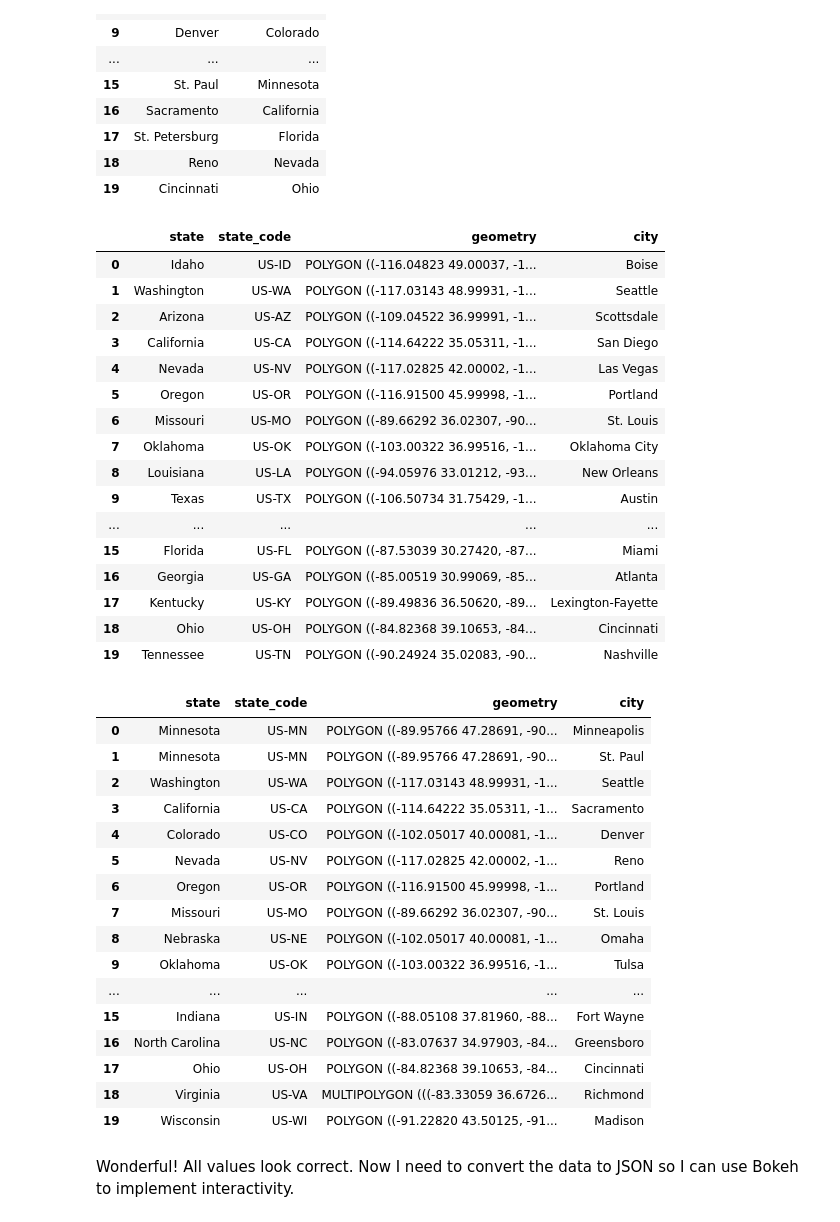
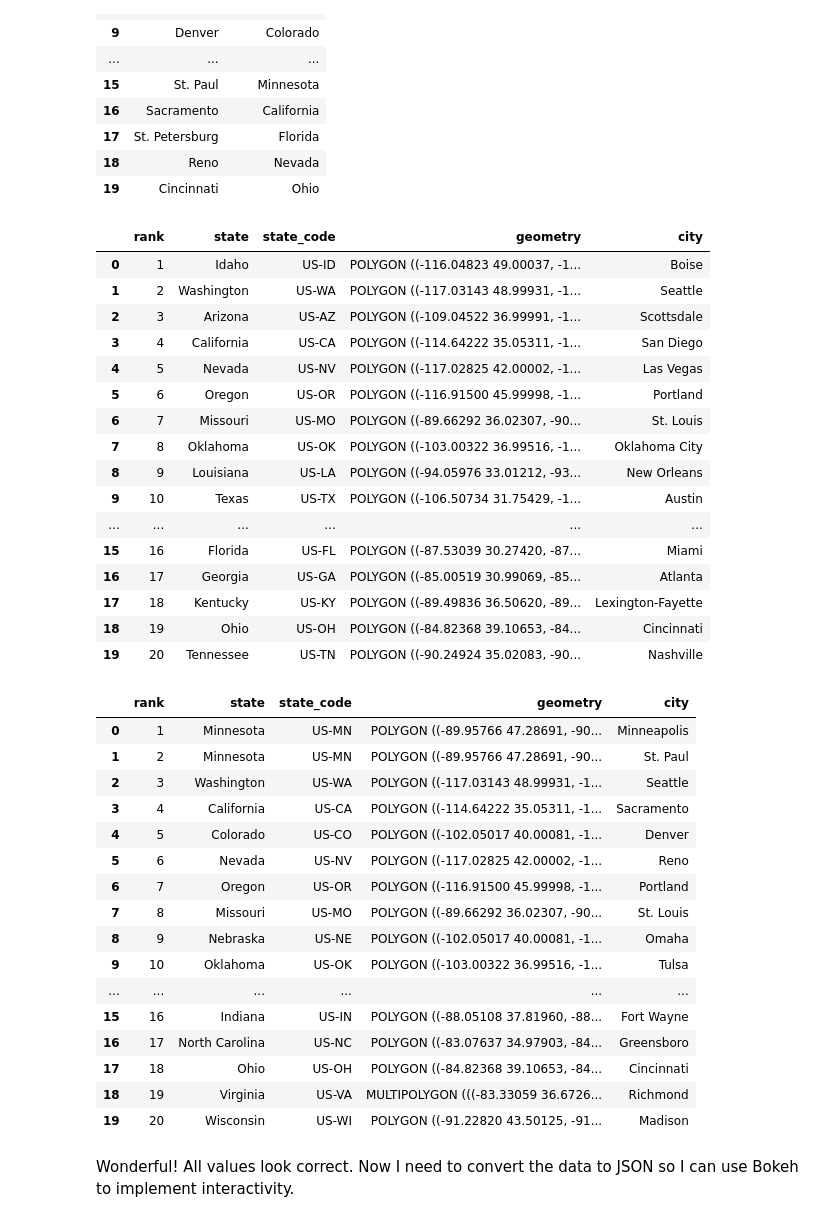
Before and after one commit to KwameTaylor/flask-project, a Jupyter notebook: viz.ipynb, the cells around one changed output. Drawn from its saved outputs; the diff is of its cells as text; code cells hidden in the pictures.

```diff
--- a/viz.ipynb
+++ b/viz.ipynb
@@ -76,47 +78,57 @@ cats
 # %%
 # Merge dataframes gdf and dogs
 merged_dogs = gdf.merge(dogs, left_on = 'state', right_on = 'state')
+
+merged_dogs.reset_index(inplace=True)
+merged_dogs = merged_dogs.rename(columns = {'index':'rank'})
+merged_dogs['rank'] = merged_dogs['rank'] + 1
+
 merged_dogs
 # %% [output]
-|  | state | state_code | geometry | city |
-| 0 | Idaho | US-ID | POLYGON ((-116.04823 49.00037, -1... | Boise |
-| 1 | Washington | US-WA | POLYGON ((-117.03143 48.99931, -1... | Seattle |
-| 2 | Arizona | US-AZ | POLYGON ((-109.04522 36.99991, -1... | Scottsdale |
-| 3 | California | US-CA | POLYGON ((-114.64222 35.05311, -1... | San Diego |
-| 4 | Nevada | US-NV | POLYGON ((-117.02825 42.00002, -1... | Las Vegas |
-| 5 | Oregon | US-OR | POLYGON ((-116.91500 45.99998, -1... | Portland |
-| 6 | Missouri | US-MO | POLYGON ((-89.66292 36.02307, -90... | St. Louis |
-| 7 | Oklahoma | US-OK | POLYGON ((-103.00322 36.99516, -1... | Oklahoma City |
-| 8 | Louisiana | US-LA | POLYGON ((-94.05976 33.01212, -93... | New Orleans |
-| 9 | Texas | US-TX | POLYGON ((-106.50734 31.75429, -1... | Austin |
-| ... | ... | ... | ... | ... |
-| 15 | Florida | US-FL | POLYGON ((-87.53039 30.27420, -87... | Miami |
-| 16 | Georgia | US-GA | POLYGON ((-85.00519 30.99069, -85... | Atlanta |
-| 17 | Kentucky | US-KY | POLYGON ((-89.49836 36.50620, -89... | Lexington-Fayette |
-| 18 | Ohio | US-OH | POLYGON ((-84.82368 39.10653, -84... | Cincinnati |
-| 19 | Tennessee | US-TN | POLYGON ((-90.24924 35.02083, -90... | Nashville |
+|  | rank | state | state_code | geometry | city |
+| 0 | 1 | Idaho | US-ID | POLYGON ((-116.04823 49.00037, -1... | Boise |
+| 1 | 2 | Washington | US-WA | POLYGON ((-117.03143 48.99931, -1... | Seattle |
+| 2 | 3 | Arizona | US-AZ | POLYGON ((-109.04522 36.99991, -1... | Scottsdale |
+| 3 | 4 | California | US-CA | POLYGON ((-114.64222 35.05311, -1... | San Diego |
+| 4 | 5 | Nevada | US-NV | POLYGON ((-117.02825 42.00002, -1... | Las Vegas |
+| 5 | 6 | Oregon | US-OR | POLYGON ((-116.91500 45.99998, -1... | Portland |
+| 6 | 7 | Missouri | US-MO | POLYGON ((-89.66292 36.02307, -90... | St. Louis |
+| 7 | 8 | Oklahoma | US-OK | POLYGON ((-103.00322 36.99516, -1... | Oklahoma City |
+| 8 | 9 | Louisiana | US-LA | POLYGON ((-94.05976 33.01212, -93... | New Orleans |
+| 9 | 10 | Texas | US-TX | POLYGON ((-106.50734 31.75429, -1... | Austin |
+| ... | ... | ... | ... | ... | ... |
+| 15 | 16 | Florida | US-FL | POLYGON ((-87.53039 30.27420, -87... | Miami |
+| 16 | 17 | Georgia | US-GA | POLYGON ((-85.00519 30.99069, -85... | Atlanta |
+| 17 | 18 | Kentucky | US-KY | POLYGON ((-89.49836 36.50620, -89... | Lexington-Fayette |
+| 18 | 19 | Ohio | US-OH | POLYGON ((-84.82368 39.10653, -84... | Cincinnati |
+| 19 | 20 | Tennessee | US-TN | POLYGON ((-90.24924 35.02083, -90... | Nashville |
 # %%
 # Merge dataframes gdf and cats
 merged_cats = gdf.merge(cats, left_on = 'state', right_on = 'state')
+
+merged_cats.reset_index(inplace=True)
+merged_cats = merged_cats.rename(columns = {'index':'rank'})
+merged_cats['rank'] = merged_cats['rank'] + 1
+
 merged_cats
 # %% [output]
-|  | state | state_code | geometry | city |
-| 0 | Minnesota | US-MN | POLYGON ((-89.95766 47.28691, -90... | Minneapolis |
-| 1 | Minnesota | US-MN | POLYGON ((-89.95766 47.28691, -90... | St. Paul |
-| 2 | Washington | US-WA | POLYGON ((-117.03143 48.99931, -1... | Seattle |
-| 3 | California | US-CA | POLYGON ((-114.64222 35.05311, -1... | Sacramento |
-| 4 | Colorado | US-CO | POLYGON ((-102.05017 40.00081, -1... | Denver |
-| 5 | Nevada | US-NV | POLYGON ((-117.02825 42.00002, -1... | Reno |
-| 6 | Oregon | US-OR | POLYGON ((-116.91500 45.99998, -1... | Portland |
-| 7 | Missouri | US-MO | POLYGON ((-89.66292 36.02307, -90... | St. Louis |
-| 8 | Nebraska | US-NE | POLYGON ((-102.05017 40.00081, -1... | Omaha |
-| 9 | Oklahoma | US-OK | POLYGON ((-103.00322 36.99516, -1... | Tulsa |
-| ... | ... | ... | ... | ... |
-| 15 | Indiana | US-IN | POLYGON ((-88.05108 37.81960, -88... | Fort Wayne |
-| 16 | North Carolina | US-NC | POLYGON ((-83.07637 34.97903, -84... | Greensboro |
-| 17 | Ohio | US-OH | POLYGON ((-84.82368 39.10653, -84... | Cincinnati |
-| 18 | Virginia | US-VA | MULTIPOLYGON (((-83.33059 36.6726... | Richmond |
-| 19 | Wisconsin | US-WI | POLYGON ((-91.22820 43.50125, -91... | Madison |
+|  | rank | state | state_code | geometry | city |
+| 0 | 1 | Minnesota | US-MN | POLYGON ((-89.95766 47.28691, -90... | Minneapolis |
+| 1 | 2 | Minnesota | US-MN | POLYGON ((-89.95766 47.28691, -90... | St. Paul |
+| 2 | 3 | Washington | US-WA | POLYGON ((-117.03143 48.99931, -1... | Seattle |
+| 3 | 4 | California | US-CA | POLYGON ((-114.64222 35.05311, -1... | Sacramento |
+| 4 | 5 | Colorado | US-CO | POLYGON ((-102.05017 40.00081, -1... | Denver |
+| 5 | 6 | Nevada | US-NV | POLYGON ((-117.02825 42.00002, -1... | Reno |
+| 6 | 7 | Oregon | US-OR | POLYGON ((-116.91500 45.99998, -1... | Portland |
+| 7 | 8 | Missouri | US-MO | POLYGON ((-89.66292 36.02307, -90... | St. Louis |
+| 8 | 9 | Nebraska | US-NE | POLYGON ((-102.05017 40.00081, -1... | Omaha |
+| 9 | 10 | Oklahoma | US-OK | POLYGON ((-103.00322 36.99516, -1... | Tulsa |
+| ... | ... | ... | ... | ... | ... |
+| 15 | 16 | Indiana | US-IN | POLYGON ((-88.05108 37.81960, -88... | Fort Wayne |
+| 16 | 17 | North Carolina | US-NC | POLYGON ((-83.07637 34.97903, -84... | Greensboro |
+| 17 | 18 | Ohio | US-OH | POLYGON ((-84.82368 39.10653, -84... | Cincinnati |
+| 18 | 19 | Virginia | US-VA | MULTIPOLYGON (((-83.33059 36.6726... | Richmond |
+| 19 | 20 | Wisconsin | US-WI | POLYGON ((-91.22820 43.50125, -91... | Madison |
 # %% [markdown]
 Wonderful! All values look correct. Now I need to convert the data to JSON so I can use Bokeh to implement interactivity.
 # %%
```
Also changed, not shown: parts of 4 cells of this notebook.
